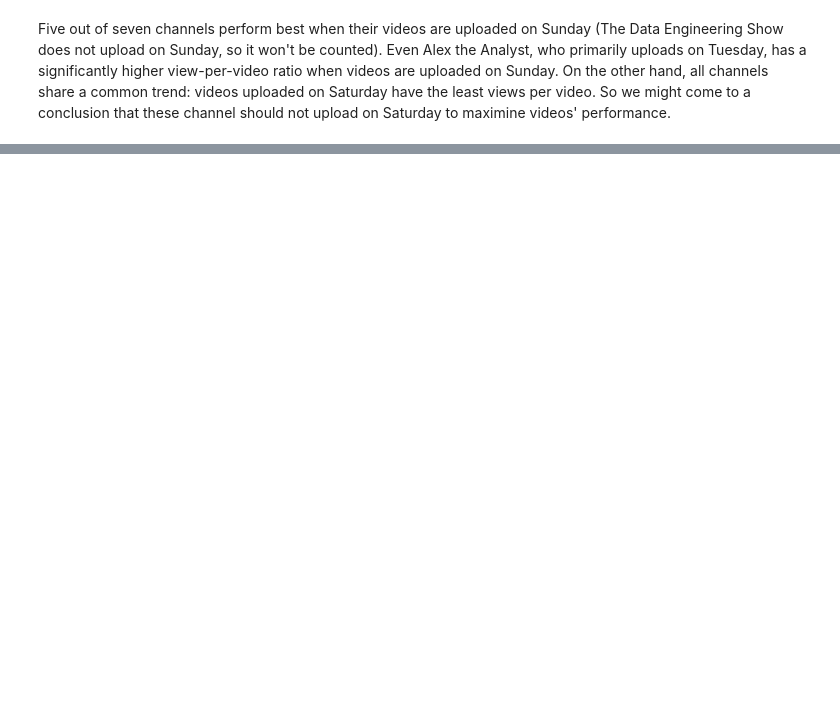
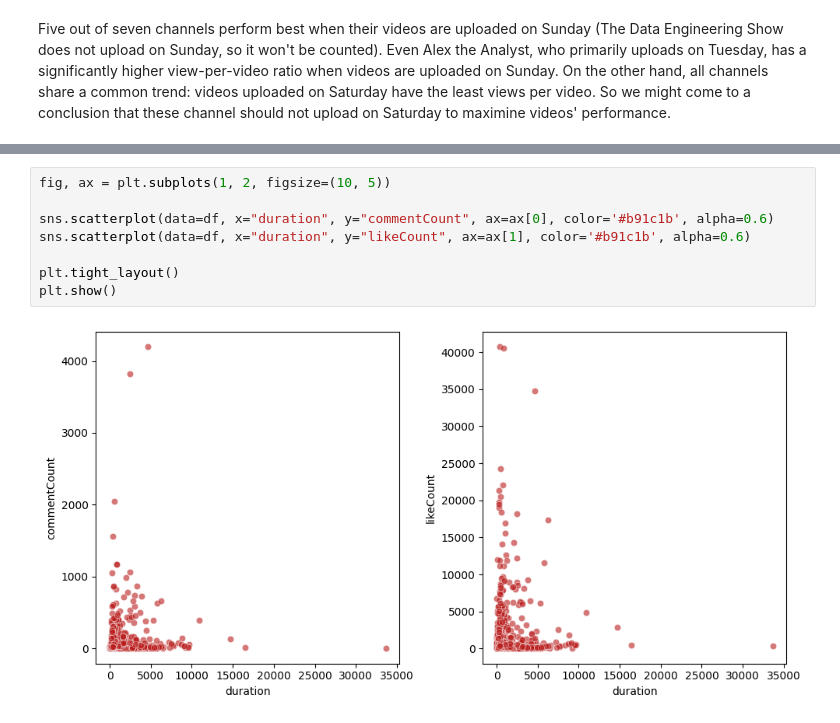
Before and after one commit to annguyen-git/should_you_upload_youtube, a Jupyter notebook: youtube_data_analytics.ipynb, the cells around one changed output, grey strips where cells are left out. Drawn from its saved outputs; the diff is of its cells as text; blank space fills up the shorter version.

```diff
--- a/youtube_data_analytics.ipynb
+++ b/youtube_data_analytics.ipynb
@@ -165,0 +214,10 @@ Five out of seven channels perform best when their videos are uploaded on Sunday
+# %%
+fig, ax = plt.subplots(1, 2, figsize=(10, 5))
+
+sns.scatterplot(data=df, x="duration", y="commentCount", ax=ax[0], color='#b91c1b', alpha=0.6)
+sns.scatterplot(data=df, x="duration", y="likeCount", ax=ax[1], color='#b91c1b', alpha=0.6)
+
+plt.tight_layout()
+plt.show()
+# %% [output]
+[figure, added]
```
Also changed, not shown: parts of 21 cells of this notebook, 5 other files.
